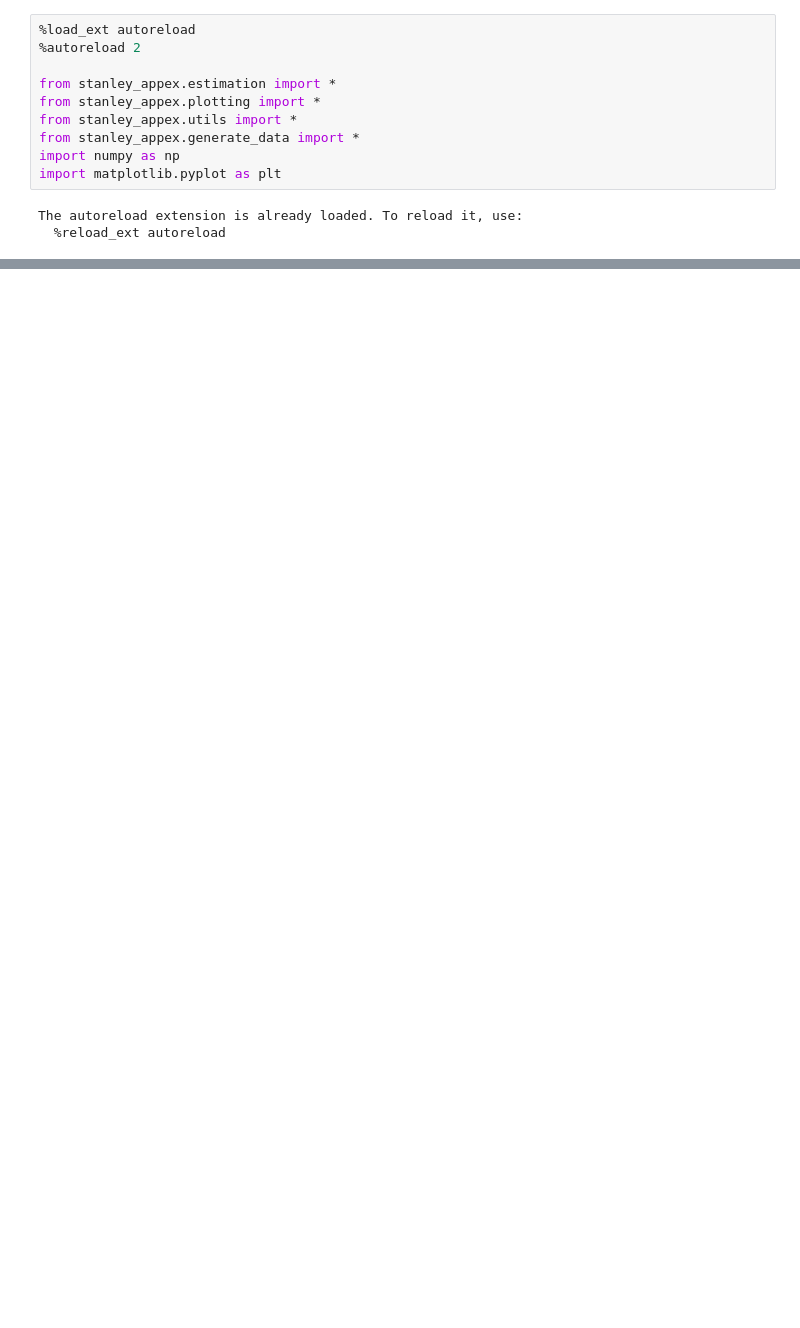
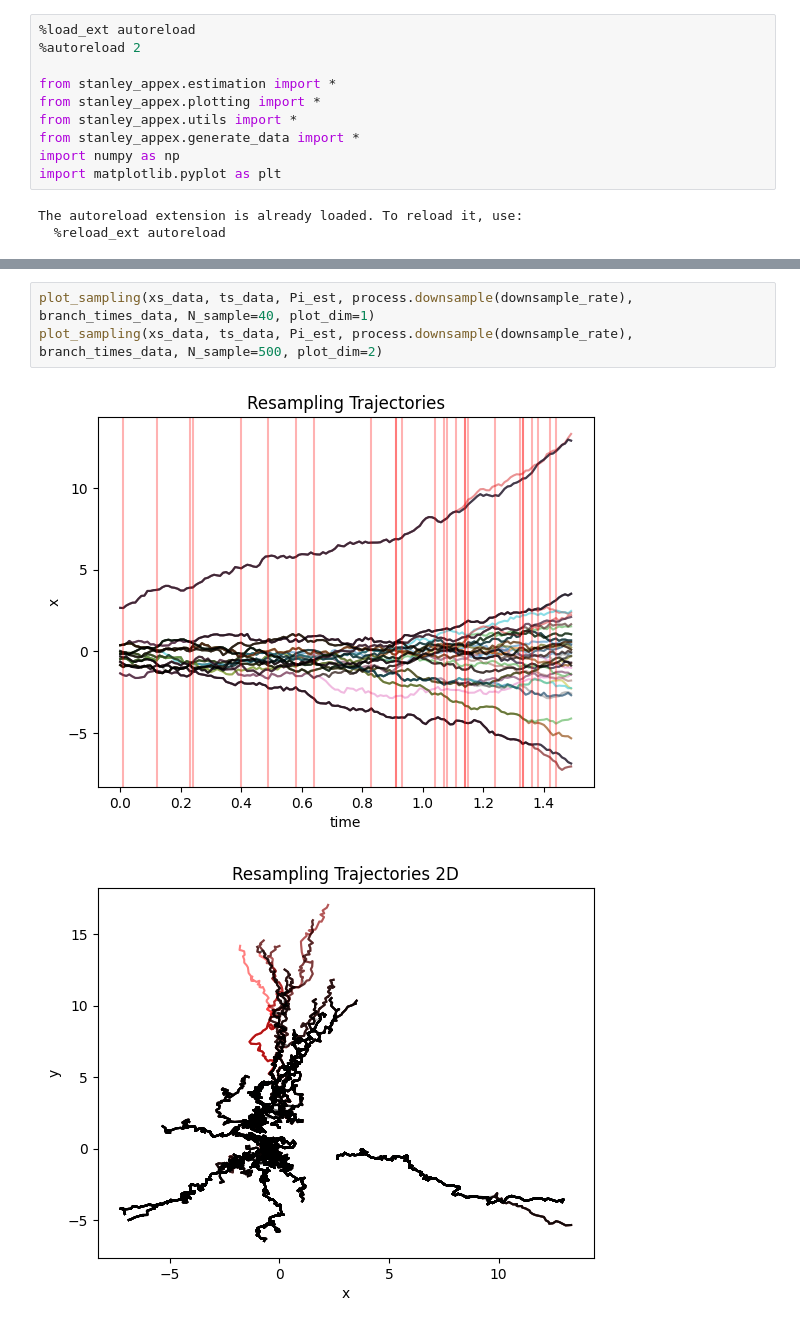
Before and after one commit to StanleyN1/OTProject, a Jupyter notebook: trajectory_inference/src/branching_test.ipynb, the cells around one changed output, grey strips where cells are left out. Cells and saved outputs as stored; diff of their text form; blank space fills up the shorter version.

```diff
--- a/trajectory_inference/src/branching_test.ipynb
+++ b/trajectory_inference/src/branching_test.ipynb
@@ -326,0 +116,6 @@ AttributeError: 'list' object has no attribute 'shape'
+# %%
+plot_sampling(xs_data, ts_data, Pi_est, process.downsample(downsample_rate), branch_times_data, N_sample=40, plot_dim=1)
+plot_sampling(xs_data, ts_data, Pi_est, process.downsample(downsample_rate), branch_times_data, N_sample=500, plot_dim=2)
+# %% [output]
+[figure, added]
+[figure, added]
```
Also changed, not shown: parts of 23 cells of this notebook, 14 other files.
